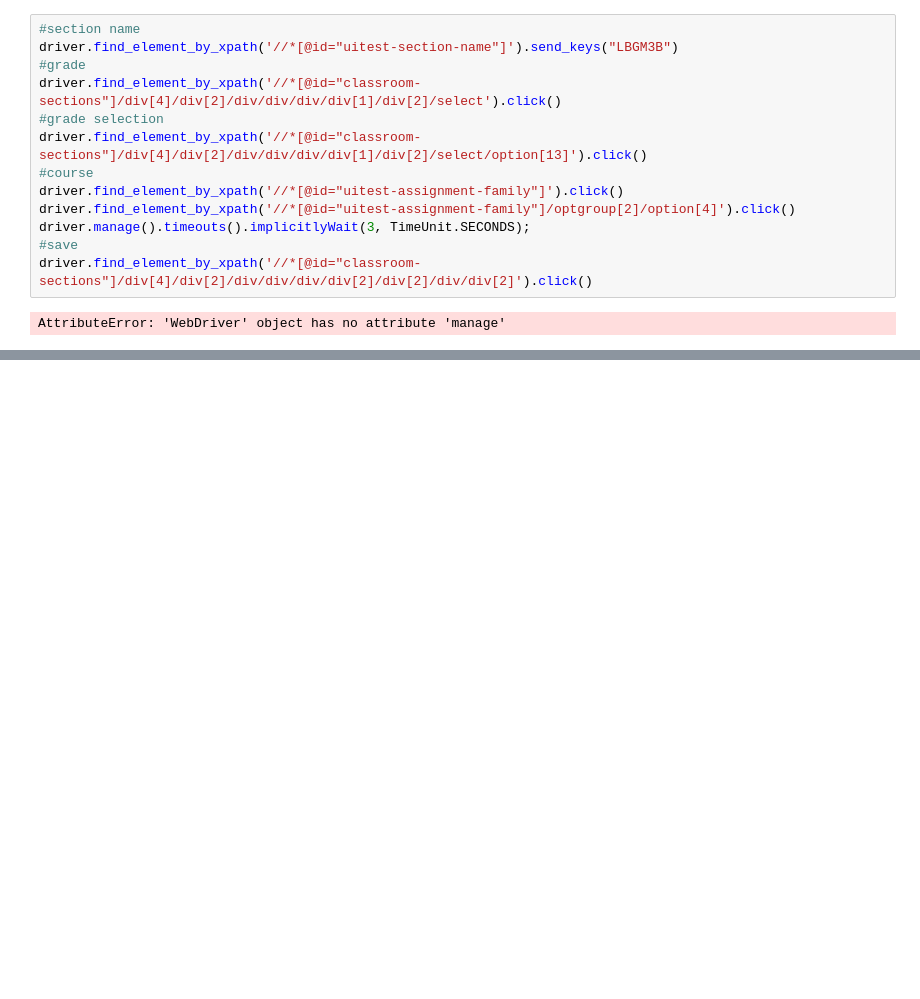
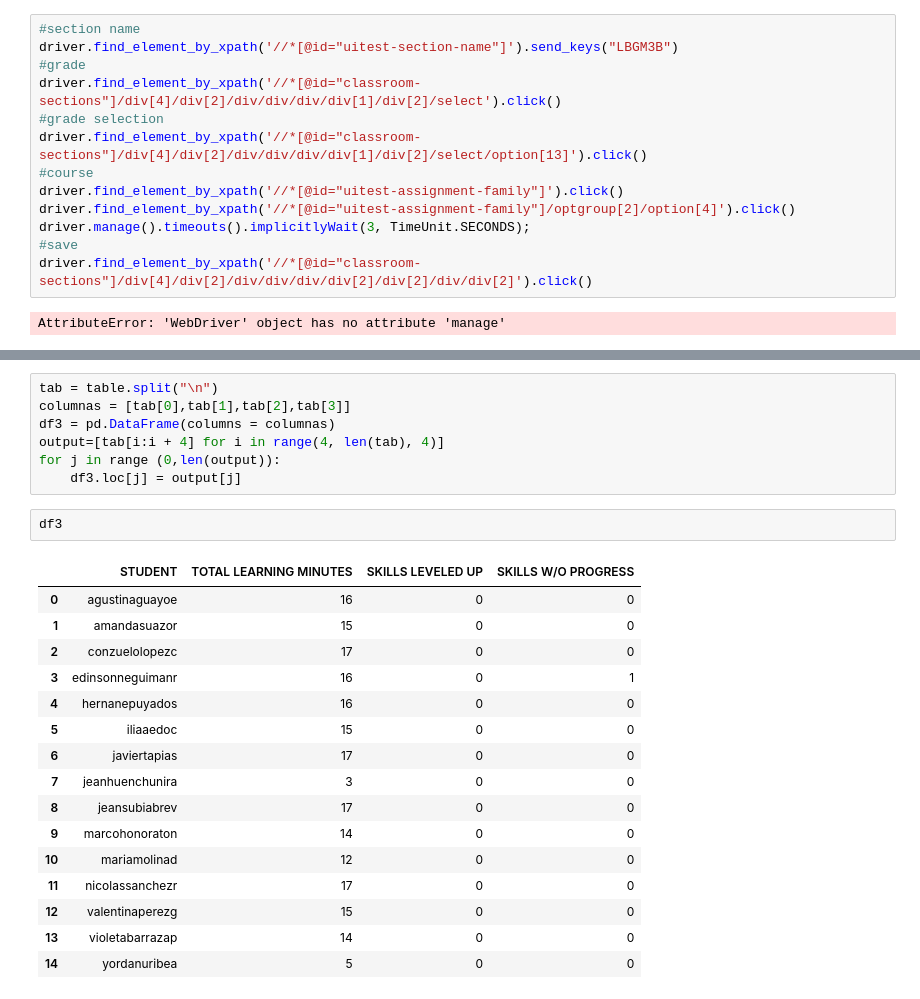
Before and after one commit to AccionSTEM/Khan-Code-automatizacion, a Jupyter notebook: Selenium/creacion_de_cursos_automatica.ipynb, the cells around one changed output, grey strips where cells are left out. Saved outputs shown, nothing was run; the diff lists cells and outputs as text; blank space fills up the shorter version.

```diff
--- a/Selenium/creacion_de_cursos_automatica.ipynb
+++ b/Selenium/creacion_de_cursos_automatica.ipynb
@@ -139,0 +149,26 @@ AttributeError: 'WebDriver' object has no attribute 'manage'
+# %%
+tab = table.split("\n")
+columnas = [tab[0],tab[1],tab[2],tab[3]]
+df3 = pd.DataFrame(columns = columnas)
+output=[tab[i:i + 4] for i in range(4, len(tab), 4)]
+for j in range (0,len(output)):
+    df3.loc[j] = output[j]
+# %%
+df3
+# %% [output]
+|  | STUDENT | TOTAL LEARNING MINUTES | SKILLS LEVELED UP | SKILLS W/O PROGRESS |
+| 0 | agustinaguayoe | 16 | 0 | 0 |
+| 1 | amandasuazor | 15 | 0 | 0 |
+| 2 | conzuelolopezc | 17 | 0 | 0 |
+| 3 | edinsonneguimanr | 16 | 0 | 1 |
+| 4 | hernanepuyados | 16 | 0 | 0 |
+| 5 | iliaaedoc | 15 | 0 | 0 |
+| 6 | javiertapias | 17 | 0 | 0 |
+| 7 | jeanhuenchunira | 3 | 0 | 0 |
+| 8 | jeansubiabrev | 17 | 0 | 0 |
+| 9 | marcohonoraton | 14 | 0 | 0 |
+| 10 | mariamolinad | 12 | 0 | 0 |
+| 11 | nicolassanchezr | 17 | 0 | 0 |
+| 12 | valentinaperezg | 15 | 0 | 0 |
+| 13 | violetabarrazap | 14 | 0 | 0 |
+| 14 | yordanuribea | 5 | 0 | 0 |
```
Also changed, not shown: parts of 12 cells of this notebook.
